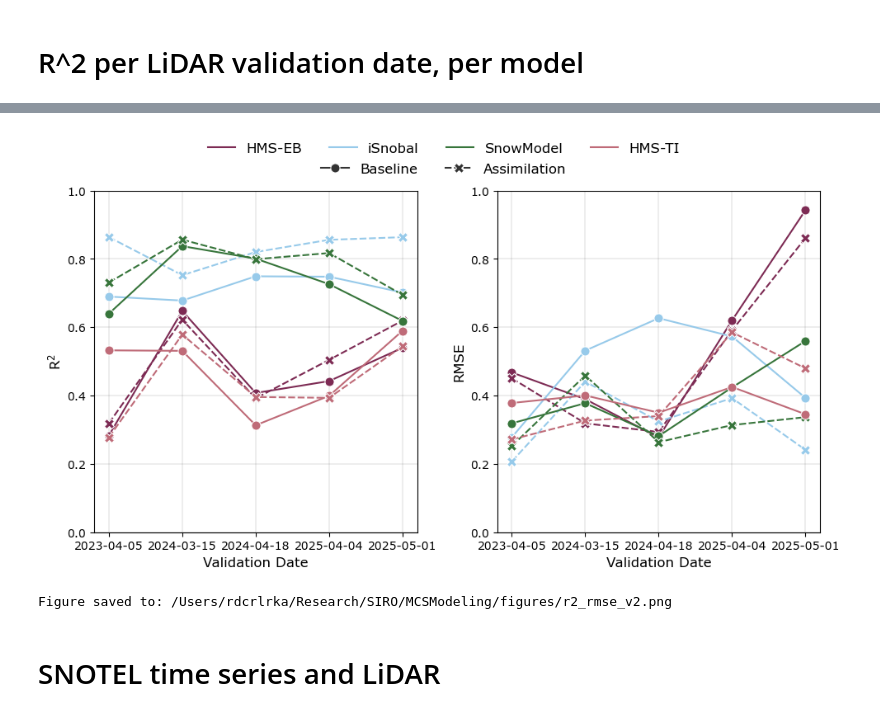
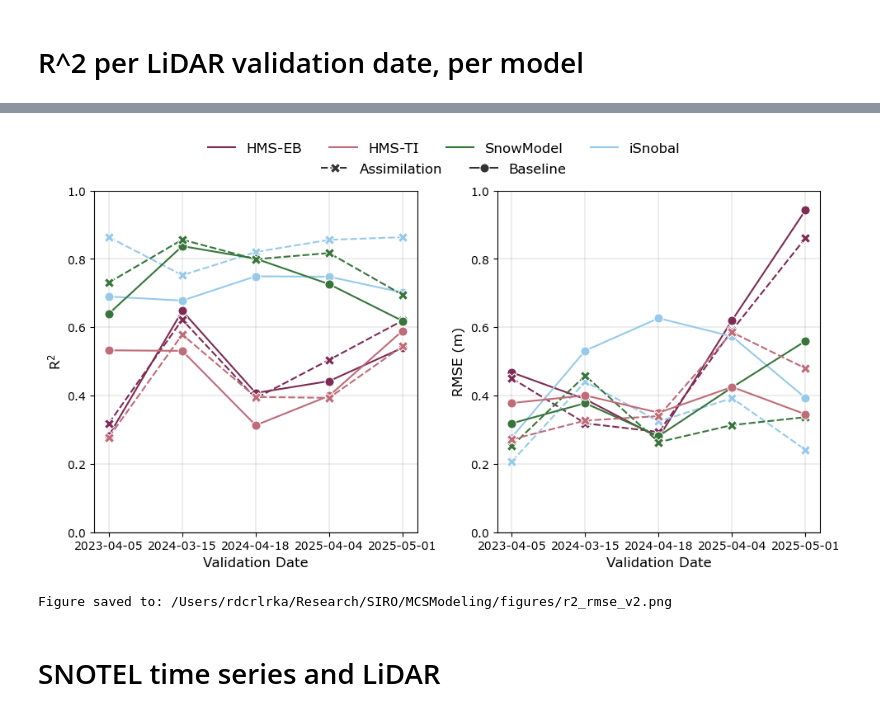
Before and after one commit to naniciafone/SIRO, a Jupyter notebook: analysis_notebooks/make_figures.ipynb, the cells around one changed output, grey strips where cells are left out. Cells and saved outputs as stored; diff of their text form; code cells hidden in the pictures.

```diff
--- a/analysis_notebooks/make_figures.ipynb
+++ b/analysis_notebooks/make_figures.ipynb
@@ -466,6 +466,19 @@ for date in task1.keys():
 regression_df = pd.DataFrame(regressions)
 regression_df['r-squared'] = regression_df['rvalue'] ** 2
 
-regression_df.to_csv(os.path.join(fig_dir, "regression_results.csv"), index=False)
-regression_df.head()
+# Restructure to match the format in the paper
+regression_df['Date'] = pd.to_datetime(regression_df['Date'], format='%Y%m%d').dt.strftime('%Y-%m-%d')
+pivoted = regression_df.pivot(
+    index=['Date', 'Model'],
+    columns='Condition',
+    values=['r-squared', 'RMSE', 'pvalue']
+)
+pivoted = pivoted.swaplevel(axis=1)
+pivoted = pivoted[['Baseline', 'Assimilation']]
+pivoted = pivoted.reindex(['r-squared', 'RMSE', 'pvalue'], level=1, axis=1)
+
+regression_file = os.path.join(fig_dir, "regression_results.csv")
+pivoted.to_csv(regression_file, index=True)
+print("Saved regression parameters to:", regression_file)
+pivoted.round(2)
 # %% [output]
@@ -478,6 +529,6 @@ regression_df.head()
 # %%
 date_order = sorted(regression_df['Date'].unique())
-xtick_labels = [f"{d[:4]}-{d[4:6]}-{d[6:]}" for d in date_order]
+xtick_labels = date_order
 
 fig, ax = plt.subplots(1, 2, figsize=(10,5))
 
@@ -502,35 +553,38 @@ sns.lineplot(
     ax=ax[1],
     data=regression_df,
     x='Date',
     y='RMSE',
     hue='Model',
     palette=ds_colors_dict,
     style='Condition',
     markers=True,
     markersize=8
 )
 ax[1].set_xticklabels(xtick_labels)
 ax[1].set_xlabel("Validation Date")
-ax[1].set_ylabel("RMSE")
+ax[1].set_ylabel("RMSE (m)")
 ax[1].get_legend().remove()
 
 handles, labels = ax[0].get_legend_handles_labels()
+isort = np.argsort(labels)
+handles = [handles[i] for i in isort if labels[i]!="Model" and labels[i]!="Condition"]
+labels = [labels[i] for i in isort if labels[i]!="Model" and labels[i]!="Condition"]
 ax[0].legend().remove()
-fig.legend(handles[1:5], labels[1:5], loc='upper center', frameon=False, ncol=4, bbox_to_anchor=[0.4, 0.9, 0.2, 0.2])
-fig.legend(handles[6:], labels[6:], loc='upper center', frameon=False, ncol=2, bbox_to_anchor=[0.4, 0.85, 0.2, 0.2])
+fig.legend(handles[2:], labels[2:], loc='upper center', frameon=False, ncol=4, bbox_to_anchor=[0.4, 0.9, 0.2, 0.2])
+fig.legend(handles[0:2], labels[0:2], loc='upper center', frameon=False, ncol=2, bbox_to_anchor=[0.4, 0.85, 0.2, 0.2])
 
 for axis in ax:
     axis.set_ylim(0,1)
     axis.grid(which='both', color='k', alpha=0.5, lw=0.2)
     axis.tick_params(axis='both', which='major', labelsize=10)
 
 plt.tight_layout()
 
 plt.show()
 
 fig_file = os.path.join(fig_dir, "r2_rmse_v2.png")
 fig.savefig(fig_file, dpi=300, bbox_inches='tight')
 print("Figure saved to:", fig_file)
 # %% [output]
-[figure, old version]
+[figure, new version]
 Figure saved to: /Users/rdcrlrka/Research/SIRO/MCSModeling/figures/r2_rmse_v2.png
```
Also changed, not shown: parts of 3 cells of this notebook.
